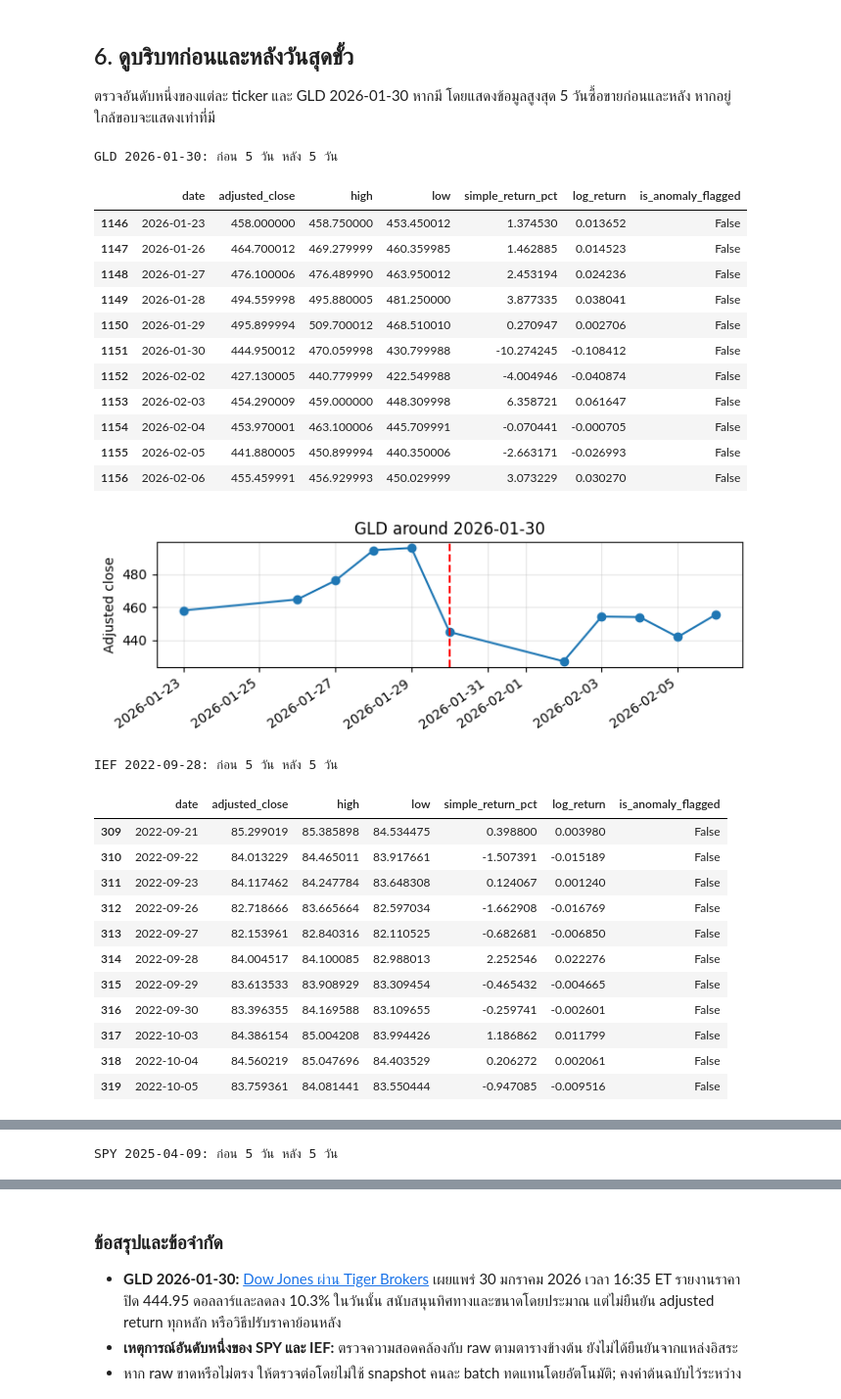
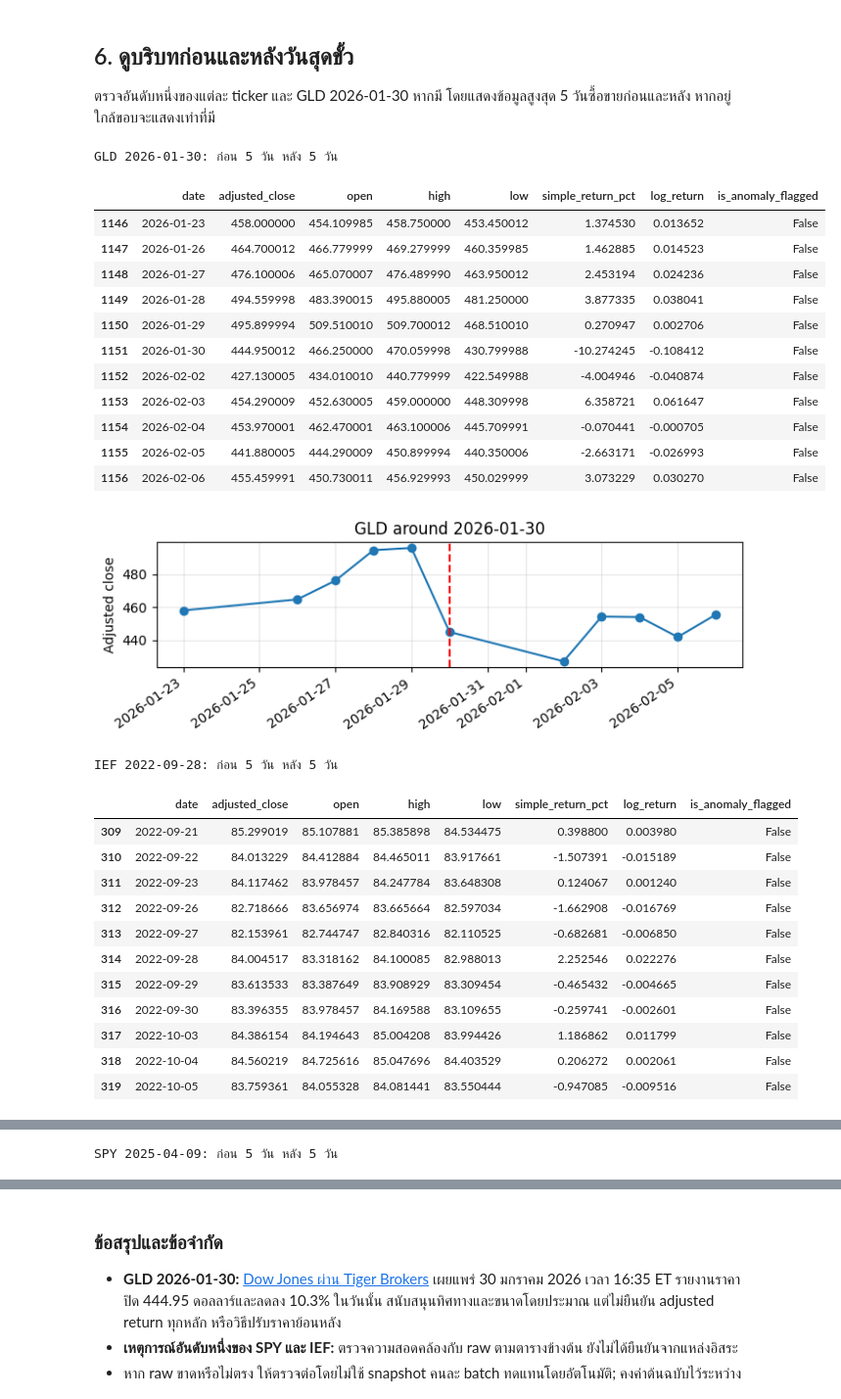
Before and after one commit to 01aptx01/datasci-and-dataen-project, a Jupyter notebook: notebooks/00_data_quality.ipynb, the cells around one changed output, grey strips where cells are left out. Shown at 98% size. Saved outputs shown, nothing was run; the diff lists cells and outputs as text; code cells hidden in the pictures.

```diff
--- a/notebooks/00_data_quality.ipynb
+++ b/notebooks/00_data_quality.ipynb
@@ -94,6 +96,8 @@ expected_sessions = calendar.schedule(start_date=fetch_start, end_date=end_date)
 print(f"จำนวนแถว: {source_df.shape[0]:,} | จำนวนคอลัมน์: {source_df.shape[1]}")
 print("ช่วงที่ควรมีข้อมูล:", fetch_start.date(), "ถึง", end_date.date())
 print("จำนวนวันซื้อขายที่ควรมีต่อสินทรัพย์:", len(expected_sessions))
-df = source_df.copy()
+price_order = ['date', 'ticker', 'adjusted_close', 'open', 'high', 'low']
+display_order = price_order + [column for column in source_df.columns if column not in price_order]
+df = source_df.reindex(columns=display_order).copy()
 display(df.head())
 # %% [output]
@@ -133,9 +254,17 @@ memory usage: 316.3+ KB
 # %%
-overview = df.groupby("ticker").agg(
-    rows=("date", "size"),
-    first_date=("date", "min"),
-    last_date=("date", "max"),
-    warmup_rows=("is_warmup_buffer", "sum"),
+overview = df.groupby('ticker').agg(
+    rows=('date', 'size'),
+    actual_min_date=('date', 'min'),
+    actual_max_date=('date', 'max'),
+    warmup_rows=('is_warmup_buffer', 'sum'),
 )
-overview
+overview['analysis_rows'] = overview.rows - overview.warmup_rows
+overview['columns'] = len(source_df.columns)
+overview['memory_KiB'] = pd.Series({
+    ticker: group.memory_usage(index=False, deep=True).sum() / 1024
+    for ticker, group in df.groupby('ticker')
+}).round(1)
+display(overview)
+print('คอลัมน์ที่อ่านเข้า:', ', '.join(display_order))
+print(f'ขนาดไฟล์ curated บนดิสก์: {data_path.stat().st_size / 1024:,.1f} KiB')
 # %% [output]
@@ -195,0 +284,3 @@ Anomaly flags for review: 0
+# %%
+df, quality_report = inspect_market_prices(source_df, config, expected_sessions)
+df = df.reindex(columns=display_order)
@@ -266,45 +510,45 @@ display(review_analysis.sort_values(['ticker','simple_return','date']).groupby('
 # %%
 selected = events.loc[events['rank'].eq(1), ['ticker','date']].copy()
 special = review_analysis.loc[review_analysis.ticker.eq('GLD') & review_analysis.date.eq(pd.Timestamp('2026-01-30')), ['ticker','date']]
 selected = pd.concat([selected, special]).drop_duplicates().sort_values(['ticker','date'])
 for event in selected.itertuples(index=False):
     group = review_data.loc[review_data.ticker.eq(event.ticker)].reset_index(drop=True)
     position = group.index[group.date.eq(event.date)][0]
     before, after = min(5, position), min(5, len(group)-position-1)
     print(f'{event.ticker} {event.date:%Y-%m-%d}: ก่อน {before} วัน หลัง {after} วัน')
-    display(group.iloc[position-before:position+after+1][['date','adjusted_close','high','low','simple_return_pct','log_return','is_anomaly_flagged']])
+    display(group.iloc[position-before:position+after+1][['date','adjusted_close','open','high','low','simple_return_pct','log_return','is_anomaly_flagged']])
     fig, ax = plt.subplots(figsize=(7, 2.5))
     window = group.iloc[position-before:position+after+1]
     ax.plot(window.date, window.adjusted_close, marker='o'); ax.axvline(event.date, color='red', linestyle='--')
     ax.set_title(f'{event.ticker} around {event.date:%Y-%m-%d}'); ax.set_ylabel('Adjusted close'); ax.grid(alpha=.3)
     fig.autofmt_xdate(rotation=35); plt.tight_layout(); plt.show()
 # %% [output]
 GLD 2026-01-30: ก่อน 5 วัน หลัง 5 วัน
-|  | date | adjusted_close | high | low | simple_return_pct | log_return | is_anomaly_flagged |
-| 1146 | 2026-01-23 | 458.000000 | 458.750000 | 453.450012 | 1.374530 | 0.013652 | False |
-| 1147 | 2026-01-26 | 464.700012 | 469.279999 | 460.359985 | 1.462885 | 0.014523 | False |
-| 1148 | 2026-01-27 | 476.100006 | 476.489990 | 463.950012 | 2.453194 | 0.024236 | False |
-| 1149 | 2026-01-28 | 494.559998 | 495.880005 | 481.250000 | 3.877335 | 0.038041 | False |
-| 1150 | 2026-01-29 | 495.899994 | 509.700012 | 468.510010 | 0.270947 | 0.002706 | False |
-| 1151 | 2026-01-30 | 444.950012 | 470.059998 | 430.799988 | -10.274245 | -0.108412 | False |
-| 1152 | 2026-02-02 | 427.130005 | 440.779999 | 422.549988 | -4.004946 | -0.040874 | False |
-| 1153 | 2026-02-03 | 454.290009 | 459.000000 | 448.309998 | 6.358721 | 0.061647 | False |
-| 1154 | 2026-02-04 | 453.970001 | 463.100006 | 445.709991 | -0.070441 | -0.000705 | False |
-| 1155 | 2026-02-05 | 441.880005 | 450.899994 | 440.350006 | -2.663171 | -0.026993 | False |
-| 1156 | 2026-02-06 | 455.459991 | 456.929993 | 450.029999 | 3.073229 | 0.030270 | False |
+|  | date | adjusted_close | open | high | low | simple_return_pct | log_return | is_anomaly_flagged |
+| 1146 | 2026-01-23 | 458.000000 | 454.109985 | 458.750000 | 453.450012 | 1.374530 | 0.013652 | False |
+| 1147 | 2026-01-26 | 464.700012 | 466.779999 | 469.279999 | 460.359985 | 1.462885 | 0.014523 | False |
+| 1148 | 2026-01-27 | 476.100006 | 465.070007 | 476.489990 | 463.950012 | 2.453194 | 0.024236 | False |
+| 1149 | 2026-01-28 | 494.559998 | 483.390015 | 495.880005 | 481.250000 | 3.877335 | 0.038041 | False |
+| 1150 | 2026-01-29 | 495.899994 | 509.510010 | 509.700012 | 468.510010 | 0.270947 | 0.002706 | False |
+| 1151 | 2026-01-30 | 444.950012 | 466.250000 | 470.059998 | 430.799988 | -10.274245 | -0.108412 | False |
+| 1152 | 2026-02-02 | 427.130005 | 434.010010 | 440.779999 | 422.549988 | -4.004946 | -0.040874 | False |
+| 1153 | 2026-02-03 | 454.290009 | 452.630005 | 459.000000 | 448.309998 | 6.358721 | 0.061647 | False |
+| 1154 | 2026-02-04 | 453.970001 | 462.470001 | 463.100006 | 445.709991 | -0.070441 | -0.000705 | False |
+| 1155 | 2026-02-05 | 441.880005 | 444.290009 | 450.899994 | 440.350006 | -2.663171 | -0.026993 | False |
+| 1156 | 2026-02-06 | 455.459991 | 450.730011 | 456.929993 | 450.029999 | 3.073229 | 0.030270 | False |
 [figure]
 IEF 2022-09-28: ก่อน 5 วัน หลัง 5 วัน
-|  | date | adjusted_close | high | low | simple_return_pct | log_return | is_anomaly_flagged |
-| 309 | 2022-09-21 | 85.299019 | 85.385898 | 84.534475 | 0.398800 | 0.003980 | False |
-| 310 | 2022-09-22 | 84.013229 | 84.465011 | 83.917661 | -1.507391 | -0.015189 | False |
-| 311 | 2022-09-23 | 84.117462 | 84.247784 | 83.648308 | 0.124067 | 0.001240 | False |
-| 312 | 2022-09-26 | 82.718666 | 83.665664 | 82.597034 | -1.662908 | -0.016769 | False |
-| 313 | 2022-09-27 | 82.153961 | 82.840316 | 82.110525 | -0.682681 | -0.006850 | False |
-| 314 | 2022-09-28 | 84.004517 | 84.100085 | 82.988013 | 2.252546 | 0.022276 | False |
-| 315 | 2022-09-29 | 83.613533 | 83.908929 | 83.309454 | -0.465432 | -0.004665 | False |
-| 316 | 2022-09-30 | 83.396355 | 84.169588 | 83.109655 | -0.259741 | -0.002601 | False |
-| 317 | 2022-10-03 | 84.386154 | 85.004208 | 83.994426 | 1.186862 | 0.011799 | False |
-| 318 | 2022-10-04 | 84.560219 | 85.047696 | 84.403529 | 0.206272 | 0.002061 | False |
-| 319 | 2022-10-05 | 83.759361 | 84.081441 | 83.550444 | -0.947085 | -0.009516 | False |
+|  | date | adjusted_close | open | high | low | simple_return_pct | log_return | is_anomaly_flagged |
+| 309 | 2022-09-21 | 85.299019 | 85.107881 | 85.385898 | 84.534475 | 0.398800 | 0.003980 | False |
+| 310 | 2022-09-22 | 84.013229 | 84.412884 | 84.465011 | 83.917661 | -1.507391 | -0.015189 | False |
+| 311 | 2022-09-23 | 84.117462 | 83.978457 | 84.247784 | 83.648308 | 0.124067 | 0.001240 | False |
+| 312 | 2022-09-26 | 82.718666 | 83.656974 | 83.665664 | 82.597034 | -1.662908 | -0.016769 | False |
+| 313 | 2022-09-27 | 82.153961 | 82.744747 | 82.840316 | 82.110525 | -0.682681 | -0.006850 | False |
+| 314 | 2022-09-28 | 84.004517 | 83.318162 | 84.100085 | 82.988013 | 2.252546 | 0.022276 | False |
+| 315 | 2022-09-29 | 83.613533 | 83.387649 | 83.908929 | 83.309454 | -0.465432 | -0.004665 | False |
+| 316 | 2022-09-30 | 83.396355 | 83.978457 | 84.169588 | 83.109655 | -0.259741 | -0.002601 | False |
+| 317 | 2022-10-03 | 84.386154 | 84.194643 | 85.004208 | 83.994426 | 1.186862 | 0.011799 | False |
+| 318 | 2022-10-04 | 84.560219 | 84.725616 | 85.047696 | 84.403529 | 0.206272 | 0.002061 | False |
+| 319 | 2022-10-05 | 83.759361 | 84.055328 | 84.081441 | 83.550444 | -0.947085 | -0.009516 | False |
 [figure]
 SPY 2025-04-09: ก่อน 5 วัน หลัง 5 วัน
```
Also changed, not shown: parts of 27 cells of this notebook, 14 other files.
